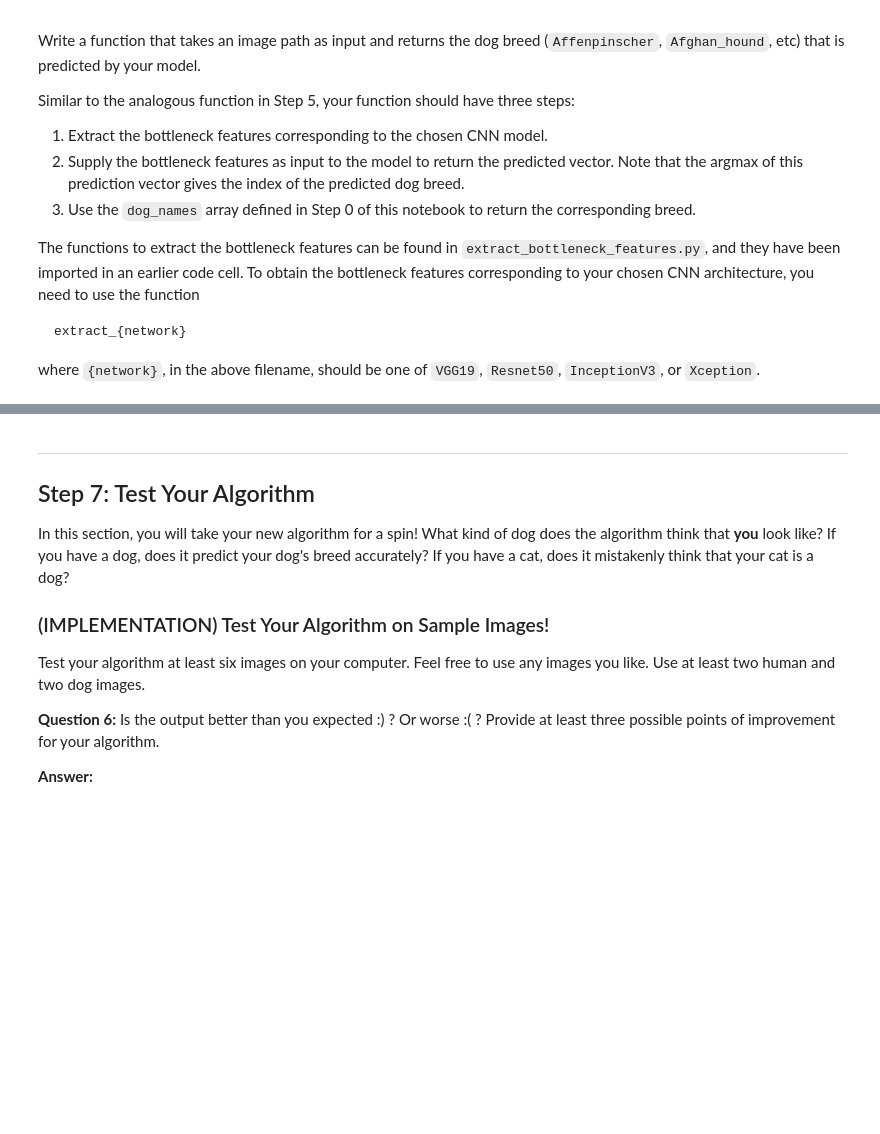
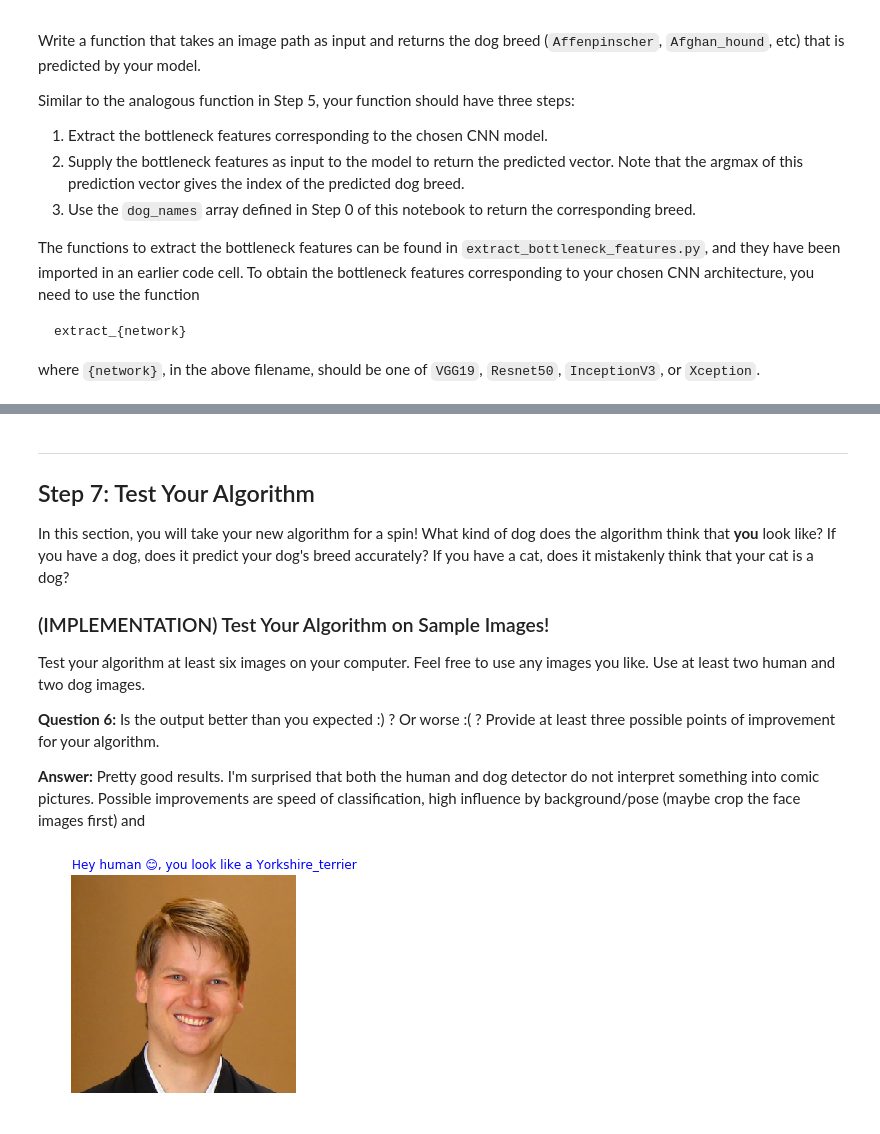
Before and after one commit to anoff/AIND-CNN-dogbreed, a Jupyter notebook: dog_app.ipynb, the cells around one changed output, grey strips where cells are left out. Saved outputs shown, nothing was run; the diff lists cells and outputs as text; code cells hidden in the pictures; blank space fills up the shorter version.

Commit message:
:star2: feat: sample images for algo test

```diff
--- a/dog_app.ipynb
+++ b/dog_app.ipynb
@@ -717,12 +717,15 @@ def lol_you_look_like_a_dog(img_path):
         message = "You're neither human nor dog..what are you?"
         is_error = True
     elif is_human:
-        message = "Hey human 🧚‍♂️, you look like a {}".format(breed)
+        message = "Hey human 😊, you look like a {}".format(breed)
     else: # this should only match is_dog=True is_human=False
         message = "Y0 dawg 🐶, who's a good {}".format(breed)
 
     img = cv2.imread(img_path)
-    plt.imshow(img)
+    img = cv2.cvtColor(img, cv2.COLOR_BGR2RGB)
+    a = plt.imshow(img)
+    t = plt.text(0, -10, message, fontsize=12, color=('r' if is_error else 'b'))
+    plt.axis('off')
     plt.show()
 # %% [markdown]
 ---
@@ -737,4 +740,4 @@ Test your algorithm at least six images on your computer.  Feel free to use any
 
 __Question 6:__ Is the output better than you expected :) ?  Or worse :( ?  Provide at least three possible points of improvement for your algorithm.
 
-__Answer:__
+__Answer:__ Pretty good results. I'm surprised that both the human and dog detector do not interpret something into comic pictures. Possible improvements are speed of classification, high influence by background/pose (maybe crop the face images first) and
@@ -742,0 +744,4 @@ lol_you_look_like_a_dog()
+# %%
+lol_you_look_like_a_dog("images/anoff.jpg")
+# %% [output]
+[figure, added]
```
Also changed, not shown: parts of 9 cells of this notebook, 7 other files.
